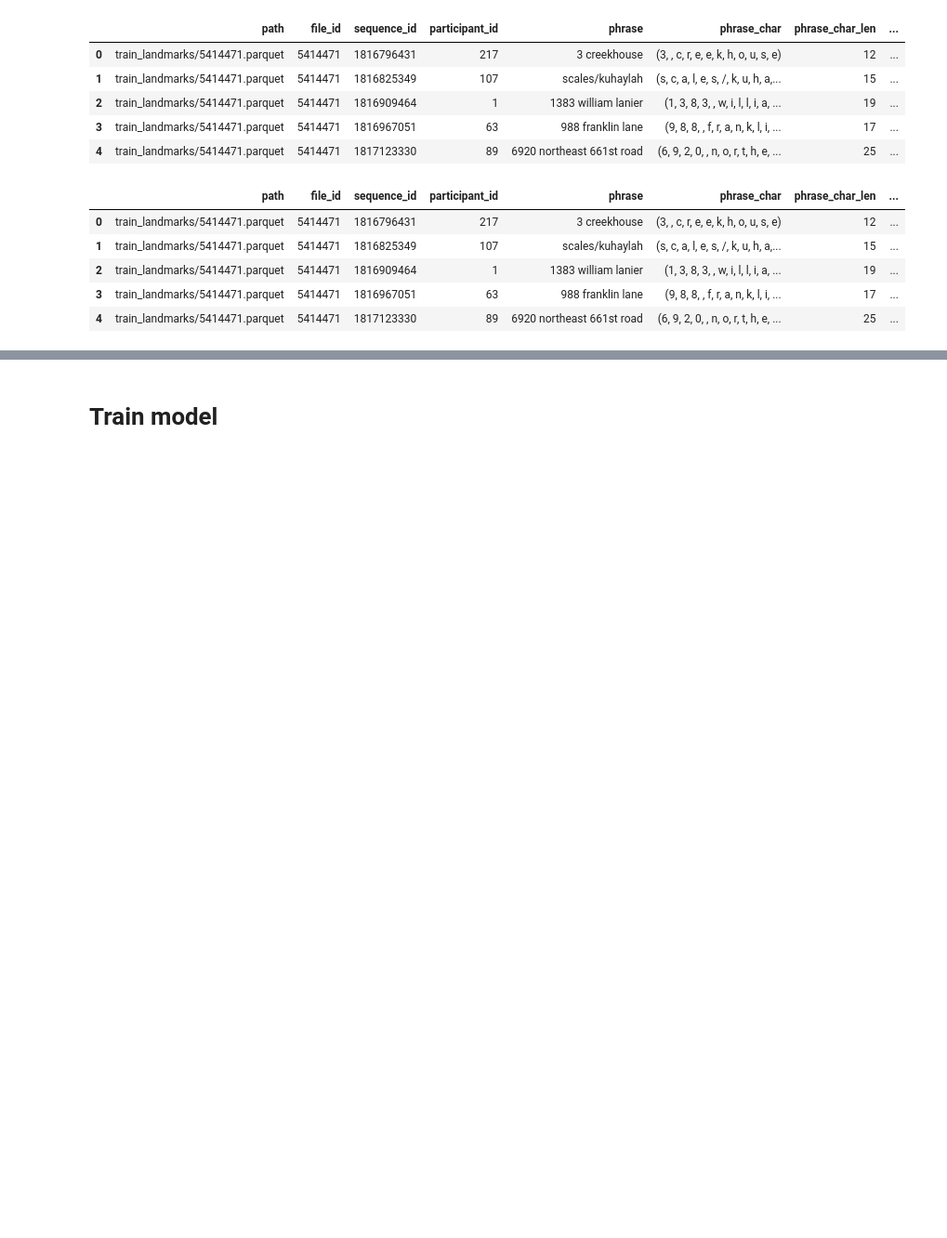
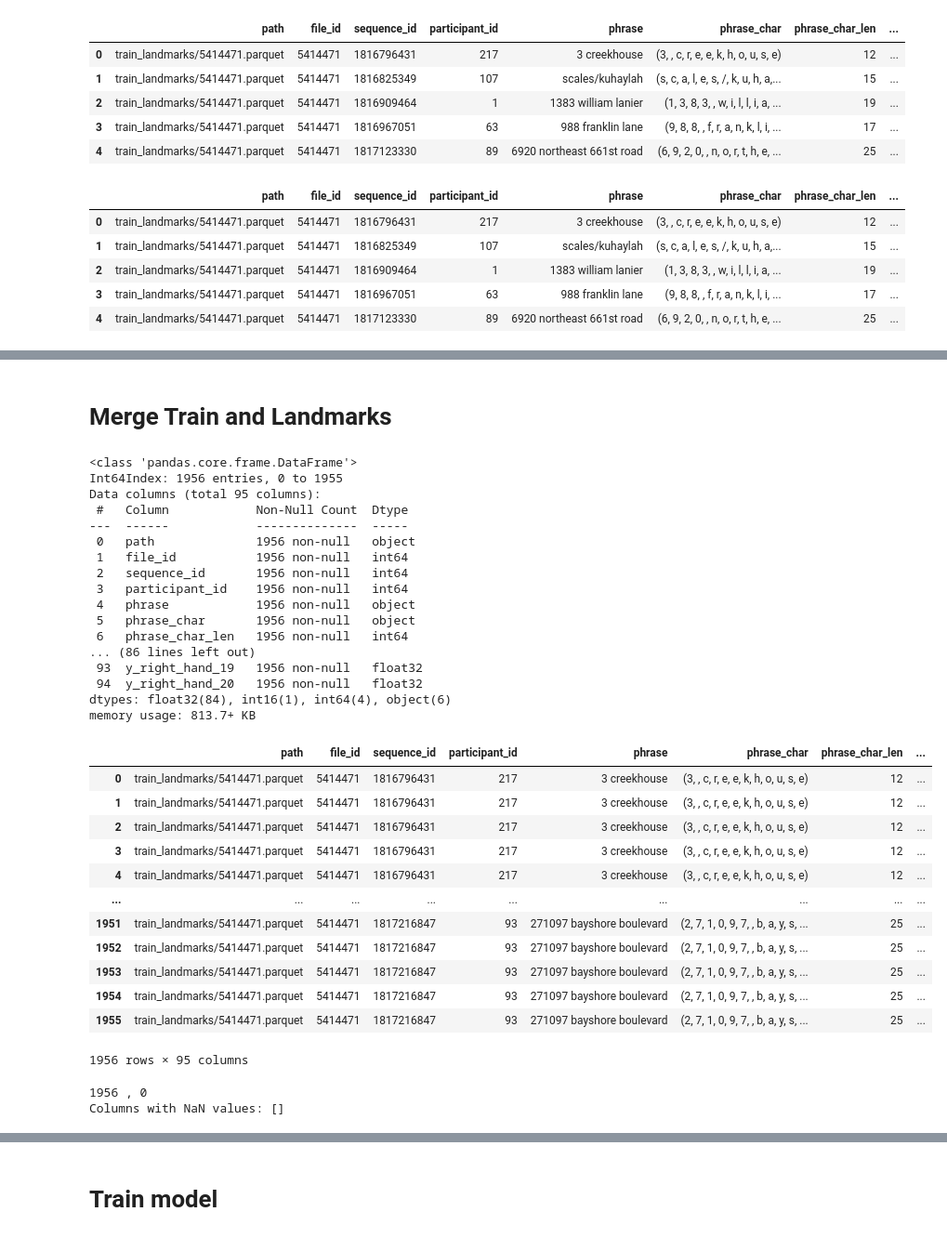
Before and after one commit to Nekoiii/Kaggle_notebook, a Jupyter notebook: sign-language-fingerspelling-recognition-2.ipynb, the cells around one changed output, grey strips where cells are left out. Shown at 93% size. Drawn from its saved outputs; the diff is of its cells as text; code cells hidden in the pictures; blank space fills up the shorter version.

```diff
--- a/sign-language-fingerspelling-recognition-2.ipynb
+++ b/sign-language-fingerspelling-recognition-2.ipynb
@@ -115,0 +124,30 @@ train.head()
+# %%
+%%time
+def process_landmarks(file_path,sequence_id, debug=False):
+    landmarks = pd.read_parquet(file_path)
+    landmarks = landmarks.loc[landmarks.index == seq_id]
+#     print(landmarks)
+#     return
+
+    hand_columns_without_z = [col for col in landmarks.columns if ('left_hand' in col or 'right_hand' in col) and not col.startswith('z_')]
+    landmarks = landmarks[['frame']+hand_columns_without_z]
+
+    landmarks['sequence_id'] = sequence_id
+
+    # Deal with NaN  (*problem: not sure which way to fill NaN is better)
+    coordinate_columns = [col for col in landmarks.columns if col.startswith(('x_', 'y_'))]
+    landmarks.loc[:, coordinate_columns] = landmarks[coordinate_columns].fillna(0.0)
+
+    # Others..unfinished....
+    # ...
+
+    return landmarks
+
+
+#processed_landmarks_list = [process_landmarks(file_path, debug=DEBUG) for file_path in tqdm(train['file_path'])]
+processed_landmarks_list = []
+for file_path, seq_id in tqdm(zip(train['file_path'], train['sequence_id'])):
+    processed_landmarks = process_landmarks(file_path, seq_id, debug=DEBUG)
+    processed_landmarks_list.append(processed_landmarks)
+
+all_processed_landmarks = pd.concat(processed_landmarks_list, ignore_index=True)
@@ -115,0 +232,44 @@ train.head()
+# %% [markdown]
+# Merge Train and Landmarks
+# %%
+merged_df = pd.merge(train, all_processed_landmarks, on='sequence_id', how='left')
+
+#print(', '.join(merged_df.columns))
+merged_df.info()
+merged_df
+# %% [output]
+<class 'pandas.core.frame.DataFrame'>
+Int64Index: 1956 entries, 0 to 1955
+Data columns (total 95 columns):
+ #   Column            Non-Null Count  Dtype
+---  ------            --------------  -----
+ 0   path              1956 non-null   object
+ 1   file_id           1956 non-null   int64
+ 2   sequence_id       1956 non-null   int64
+ 3   participant_id    1956 non-null   int64
+ 4   phrase            1956 non-null   object
+ 5   phrase_char       1956 non-null   object
+ 6   phrase_char_len   1956 non-null   int64
+... (86 lines left out)
+ 93  y_right_hand_19   1956 non-null   float32
+ 94  y_right_hand_20   1956 non-null   float32
+dtypes: float32(84), int16(1), int64(4), object(6)
+memory usage: 813.7+ KB
+|  | path | file_id | sequence_id | participant_id | phrase | phrase_char | phrase_char_len | ... |
+| 0 | train_landmarks/5414471.parquet | 5414471 | 1816796431 | 217 | 3 creekhouse | (3, , c, r, e, e, k, h, o, u, s, e) | 12 | ... |
+| 1 | train_landmarks/5414471.parquet | 5414471 | 1816796431 | 217 | 3 creekhouse | (3, , c, r, e, e, k, h, o, u, s, e) | 12 | ... |
+| 2 | train_landmarks/5414471.parquet | 5414471 | 1816796431 | 217 | 3 creekhouse | (3, , c, r, e, e, k, h, o, u, s, e) | 12 | ... |
+| 3 | train_landmarks/5414471.parquet | 5414471 | 1816796431 | 217 | 3 creekhouse | (3, , c, r, e, e, k, h, o, u, s, e) | 12 | ... |
+| 4 | train_landmarks/5414471.parquet | 5414471 | 1816796431 | 217 | 3 creekhouse | (3, , c, r, e, e, k, h, o, u, s, e) | 12 | ... |
+| ... | ... | ... | ... | ... | ... | ... | ... | ... |
+| 1951 | train_landmarks/5414471.parquet | 5414471 | 1817216847 | 93 | 271097 bayshore boulevard | (2, 7, 1, 0, 9, 7, , b, a, y, s, ... | 25 | ... |
+| 1952 | train_landmarks/5414471.parquet | 5414471 | 1817216847 | 93 | 271097 bayshore boulevard | (2, 7, 1, 0, 9, 7, , b, a, y, s, ... | 25 | ... |
+| 1953 | train_landmarks/5414471.parquet | 5414471 | 1817216847 | 93 | 271097 bayshore boulevard | (2, 7, 1, 0, 9, 7, , b, a, y, s, ... | 25 | ... |
+| 1954 | train_landmarks/5414471.parquet | 5414471 | 1817216847 | 93 | 271097 bayshore boulevard | (2, 7, 1, 0, 9, 7, , b, a, y, s, ... | 25 | ... |
+| 1955 | train_landmarks/5414471.parquet | 5414471 | 1817216847 | 93 | 271097 bayshore boulevard | (2, 7, 1, 0, 9, 7, , b, a, y, s, ... | 25 | ... |
+1956 rows × 95 columns
+# %%
+get_col_with_NaN(merged_df)
+# %% [output]
+1956 , 0
+Columns with NaN values: []
```
Also changed, not shown: parts of 28 cells of this notebook.
